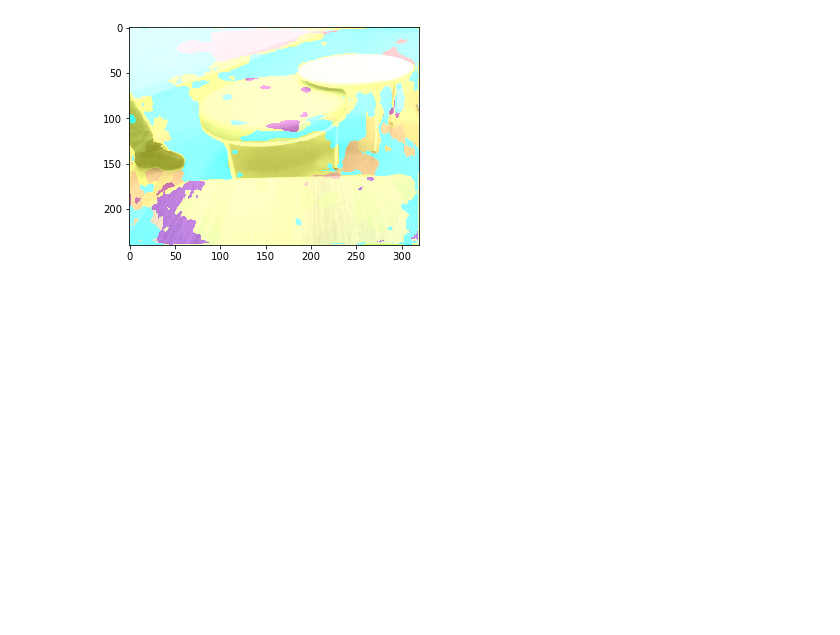
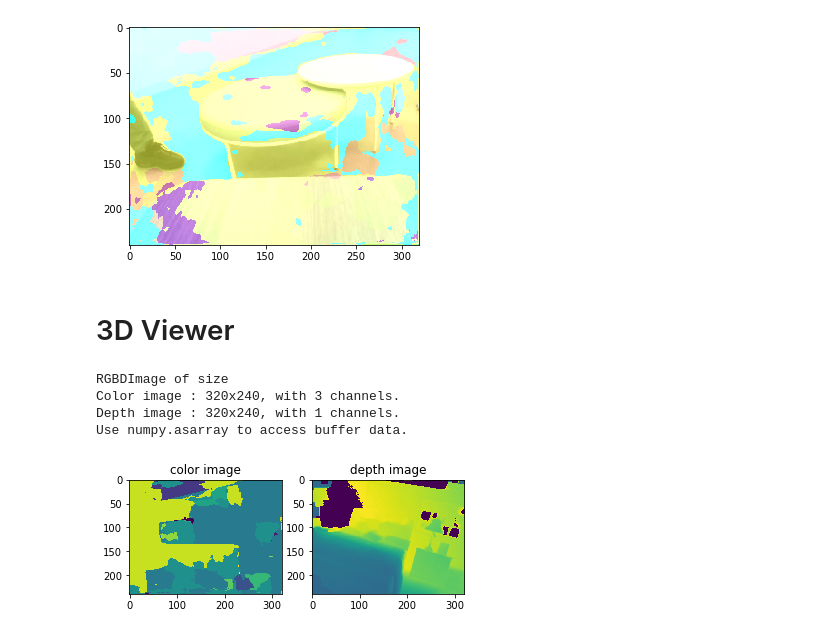
Before and after one commit to hi-space/ai-monitoring-tools, a Jupyter notebook: Scratch.ipynb, the cells around one changed output. Drawn from its saved outputs; the diff is of its cells as text; code cells hidden in the pictures; blank space fills up the shorter version.

```diff
--- a/Preprocess.ipynb
+++ b/Scratch.ipynb
@@ -217,3 +221,5 @@ plt.imshow(result2)
 # %% [output]
 <matplotlib.image.AxesImage at 0x...>
 [figure]
+# %% [markdown]
+# 3D Viewer
@@ -219,0 +231,28 @@ plt.imshow(result2)
+# %%
+color_raw = o3d.io.read_image("E:\\nyu_models\\rgbd_scenenet_pretrain\\out_2.png")
+# color_raw = o3d.io.read_image("G:\\data\\SUNRGBD\\0002_rgb.png")
+depth_raw = o3d.io.read_image("G:\\data\\SUNRGBD\\0002_depth.png")
+rgbd_image = o3d.geometry.RGBDImage.create_from_color_and_depth(color_raw, depth_raw, depth_scale=1000.0, depth_trunc=3.0, convert_rgb_to_intensity=False)
+print(rgbd_image)
+
+plt.subplot(1, 2, 1)
+plt.title('color image')
+plt.imshow(rgbd_image.color)
+plt.subplot(1, 2, 2)
+plt.title('depth image')
+plt.imshow(rgbd_image.depth)
+plt.show()
+
+pcd = o3d.geometry.PointCloud.create_from_rgbd_image(
+        rgbd_image,
+        o3d.camera.PinholeCameraIntrinsic(
+            o3d.camera.PinholeCameraIntrinsicParameters.PrimeSenseDefault))
+
+pcd.transform([[1, 0, 0, 0], [0, -1, 0, 0], [0, 0, -1, 0], [0, 0, 0, 1]])
+o3d.visualization.draw_geometries([pcd])
+# %% [output]
+RGBDImage of size
+Color image : 320x240, with 3 channels.
+Depth image : 320x240, with 1 channels.
+Use numpy.asarray to access buffer data.
+[figure, added]
```
Also changed, not shown: parts of 4 cells of this notebook, 1 other file.
